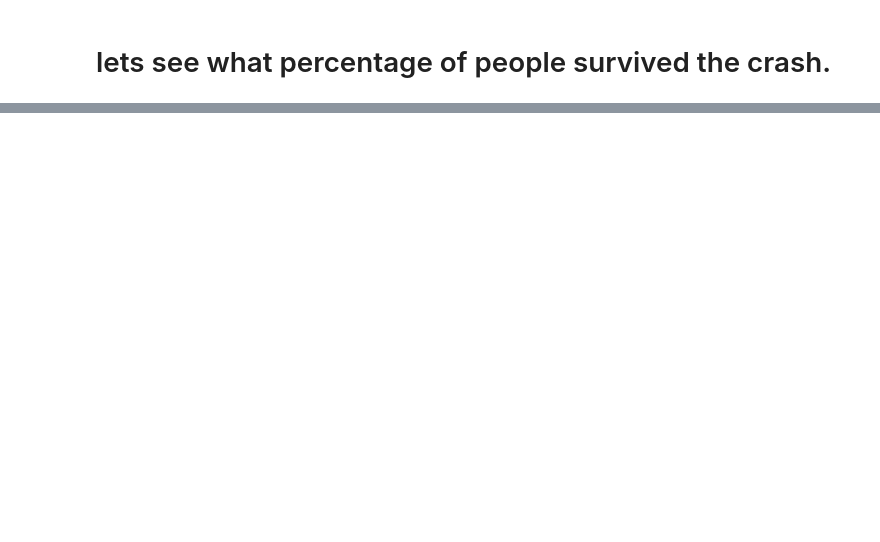
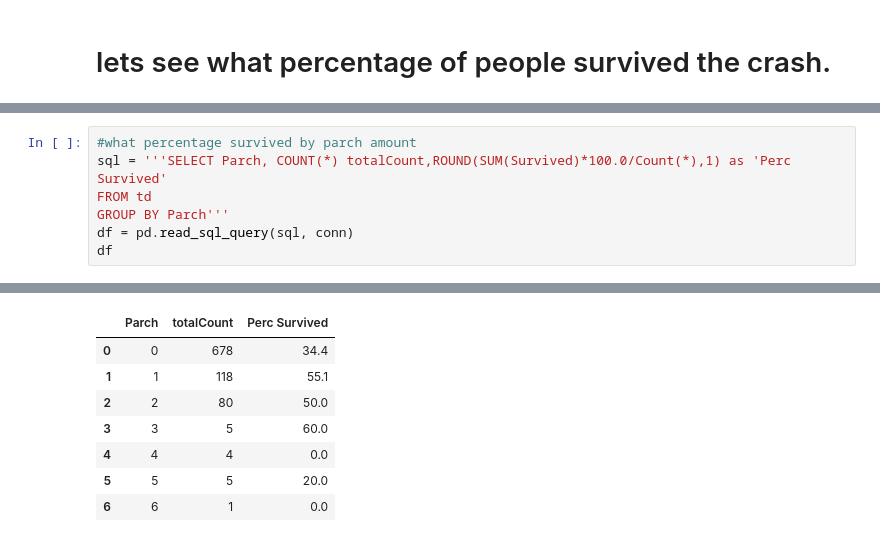
Before and after one commit to ryanba08/titanic-sql, a Jupyter notebook: eda.ipynb, the cells around one changed output, grey strips where cells are left out. Cells and saved outputs as stored; diff of their text form; blank space fills up the shorter version.

```diff
--- a/eda.ipynb
+++ b/eda.ipynb
@@ -215,0 +224,8 @@ FROM td LIMIT 1
+# %%
+#what percentage survived by parch amount
+sql = '''SELECT Parch, COUNT(*) totalCount,ROUND(SUM(Survived)*100.0/Count(*),1) as 'Perc Survived'
+FROM td
+GROUP BY Parch'''
+df = pd.read_sql_query(sql, conn)
+df
+# %% [output]
@@ -215,0 +236,8 @@ FROM td LIMIT 1
+|  | Parch | totalCount | Perc Survived |
+| 0 | 0 | 678 | 34.4 |
+| 1 | 1 | 118 | 55.1 |
+| 2 | 2 | 80 | 50.0 |
+| 3 | 3 | 5 | 60.0 |
+| 4 | 4 | 4 | 0.0 |
+| 5 | 5 | 5 | 20.0 |
+| 6 | 6 | 1 | 0.0 |
```
Also changed, not shown: parts of 16 cells of this notebook.
